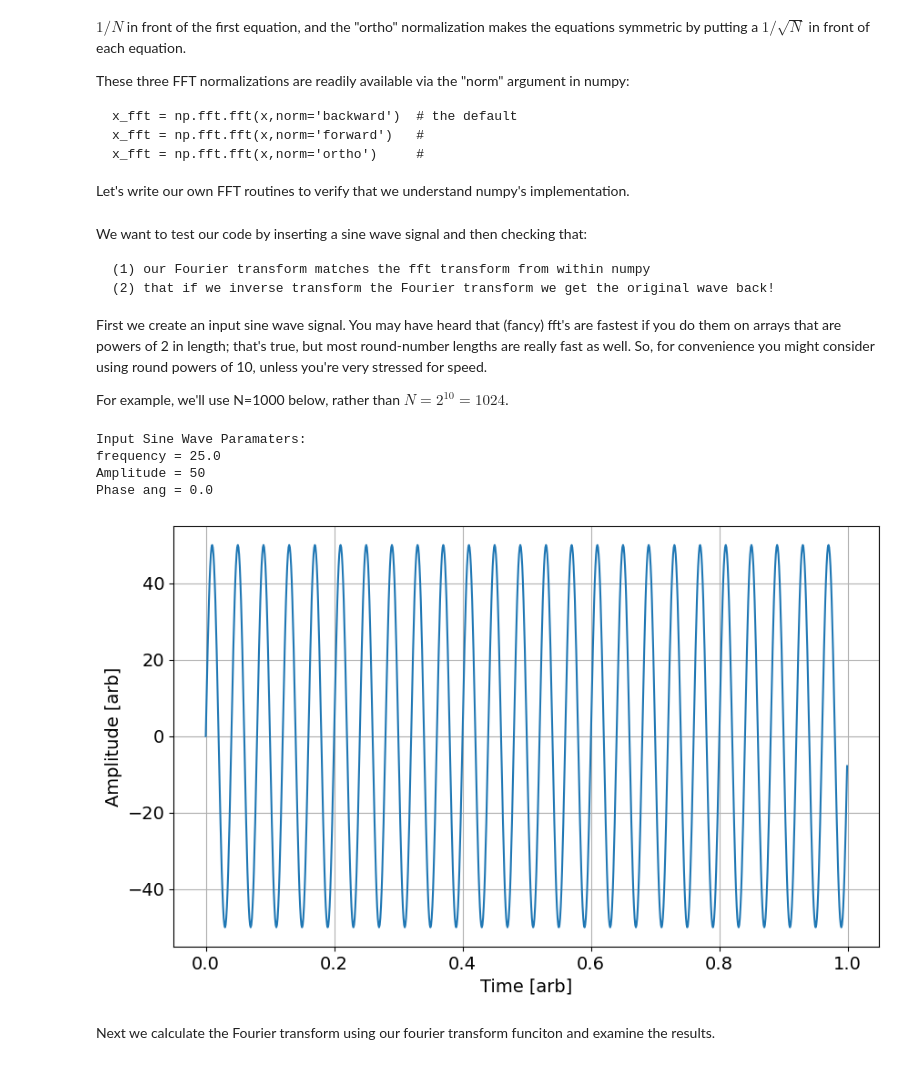
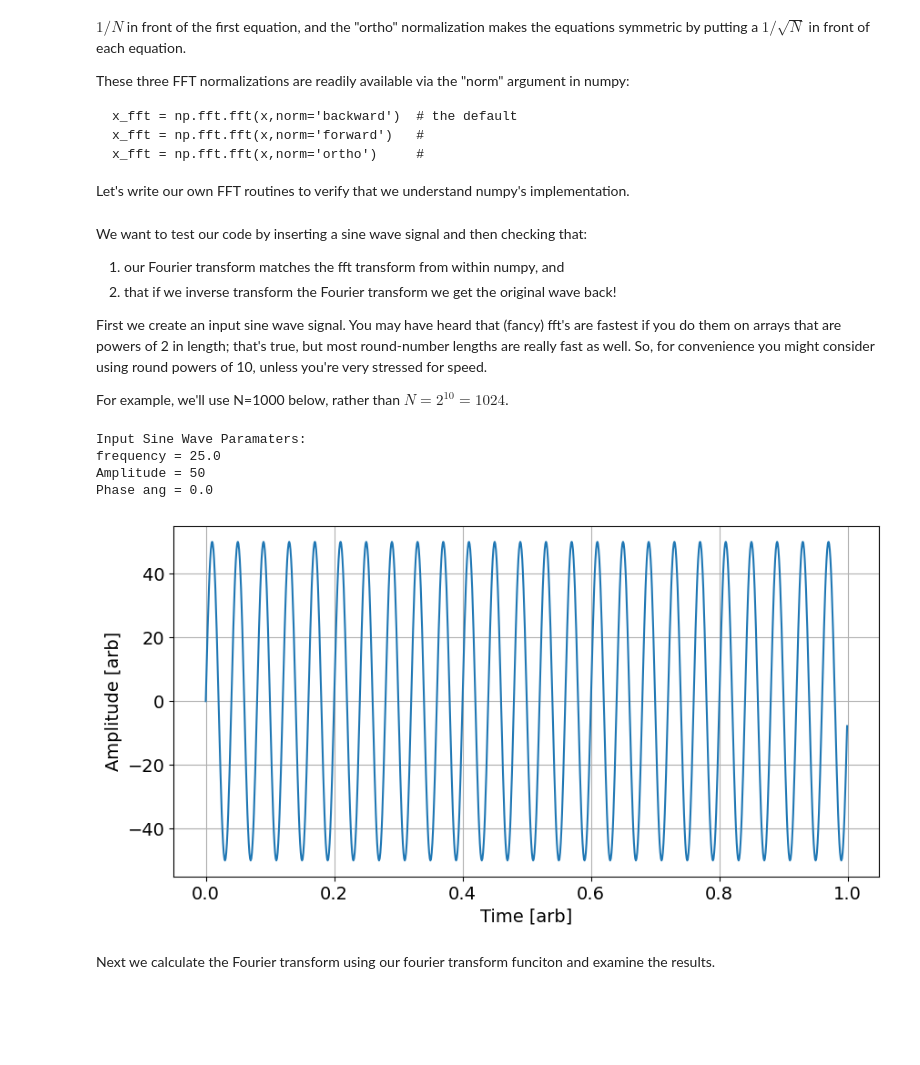
Before and after one commit to JohnRuhl/Tutorials, a Jupyter notebook: CMB_summer_school_JR/CMB_School_FFT_intro_jr.ipynb, the cells around one changed output. Cells and saved outputs as stored; diff of their text form; code cells hidden in the pictures; blank space fills up the shorter version.

```diff
--- a/CMB_summer_school_JR/CMB_School_FFT_intro_jr.ipynb
+++ b/CMB_summer_school_JR/CMB_School_FFT_intro_jr.ipynb
@@ -72,8 +72,8 @@ def inv_fourier(X):
 # %% [markdown]
  We want to test our code by inserting a sine wave signal and then checking that:
 
-    (1) our Fourier transform matches the fft transform from within numpy
-    (2) that if we inverse transform the Fourier transform we get the original wave back!
+1. our Fourier transform matches the fft transform from within numpy, and
+2. that if we inverse transform the Fourier transform we get the original wave back!
 
 First we create an input sine wave signal.  You may have heard that (fancy) fft's are fastest if you do them on arrays that are powers of 2 in length;  that's true, but most round-number lengths are really fast as well.  So,
 for convenience you might consider using round powers of 10, unless you're very stressed for speed.
@@ -82,33 +82,34 @@ For example, we'll use N=1000 below, rather than $N=2^{10} = 1024$.
 # %%
 plt.rcParams['figure.figsize'] = [10,6]
 
 N = 1000 # degrees (Number of samples)
 a = 50   # Amplitude of the wave.
 f = 25.  # frequency.
 p = 0.   # phase angle, between 0 and 360 (degrees)
 
 ## print out the sine wave paramaters
 print("Input Sine Wave Paramaters:")
 print("frequency = " + str(f))   ## not that strings can be added in python, very convenient
 print("Amplitude = " + str(a))
 print("Phase ang = " + str(p))
 
 ## make a pure sine wave array
 #t = np.arange(0,N)/N       # goes from zero to (N-1)/N
 t = np.linspace(0,1-1/N,N)  # Same.
 
 fn = a * np.sin(pi2* f * t + p / 360. * pi2)   ## the pure sine wave
 fn_real = np.real(fn)
+plt.rcParams['figure.figsize'] = [10,5]
 plt.plot(t,fn_real)
 plt.xlabel("Time [arb]")
 plt.ylabel("Amplitude [arb]")
 plt.grid()
 # %% [output]
 Input Sine Wave Paramaters:
 frequency = 25.0
 Amplitude = 50
 Phase ang = 0.0
-[figure, old version]
+[figure, new version]
 # %% [markdown]
 Next we calculate the Fourier transform using our fourier transform funciton and examine the results.
 # %%
```
Also changed, not shown: parts of 37 cells of this notebook.
